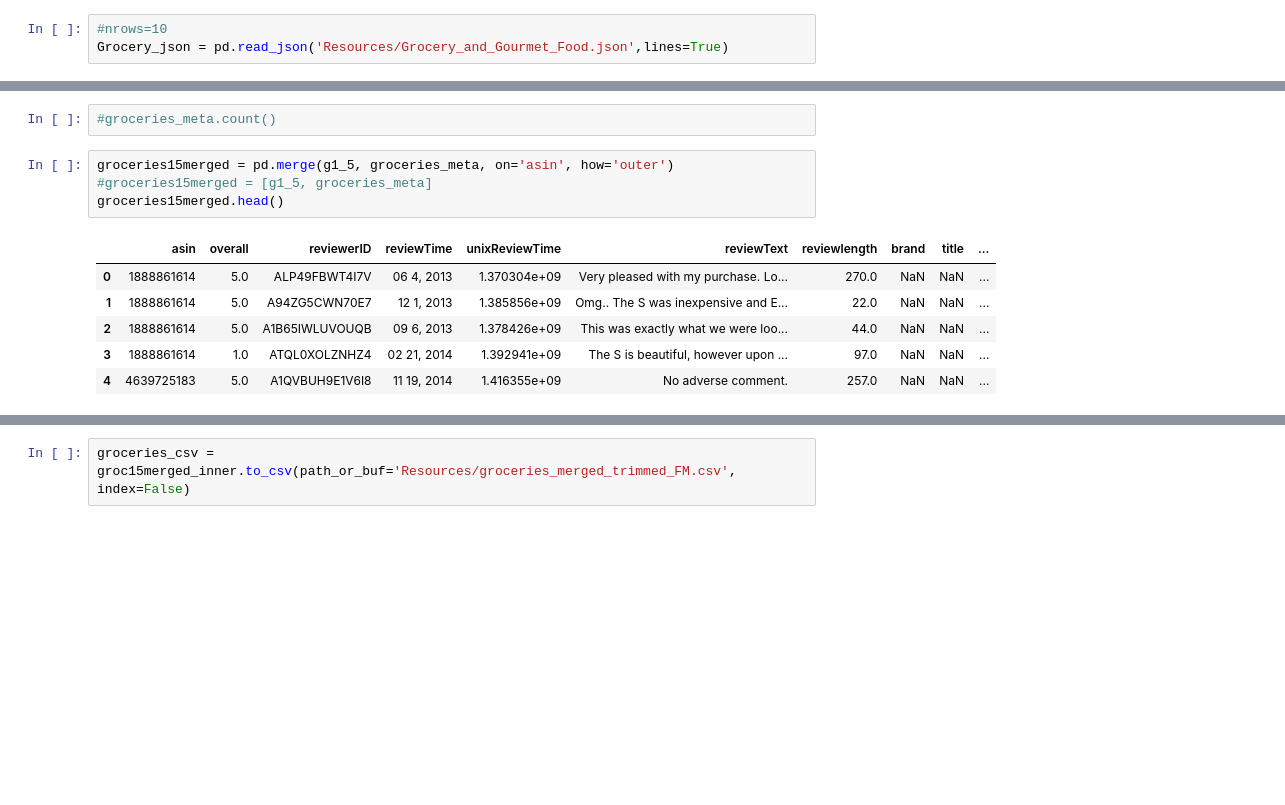
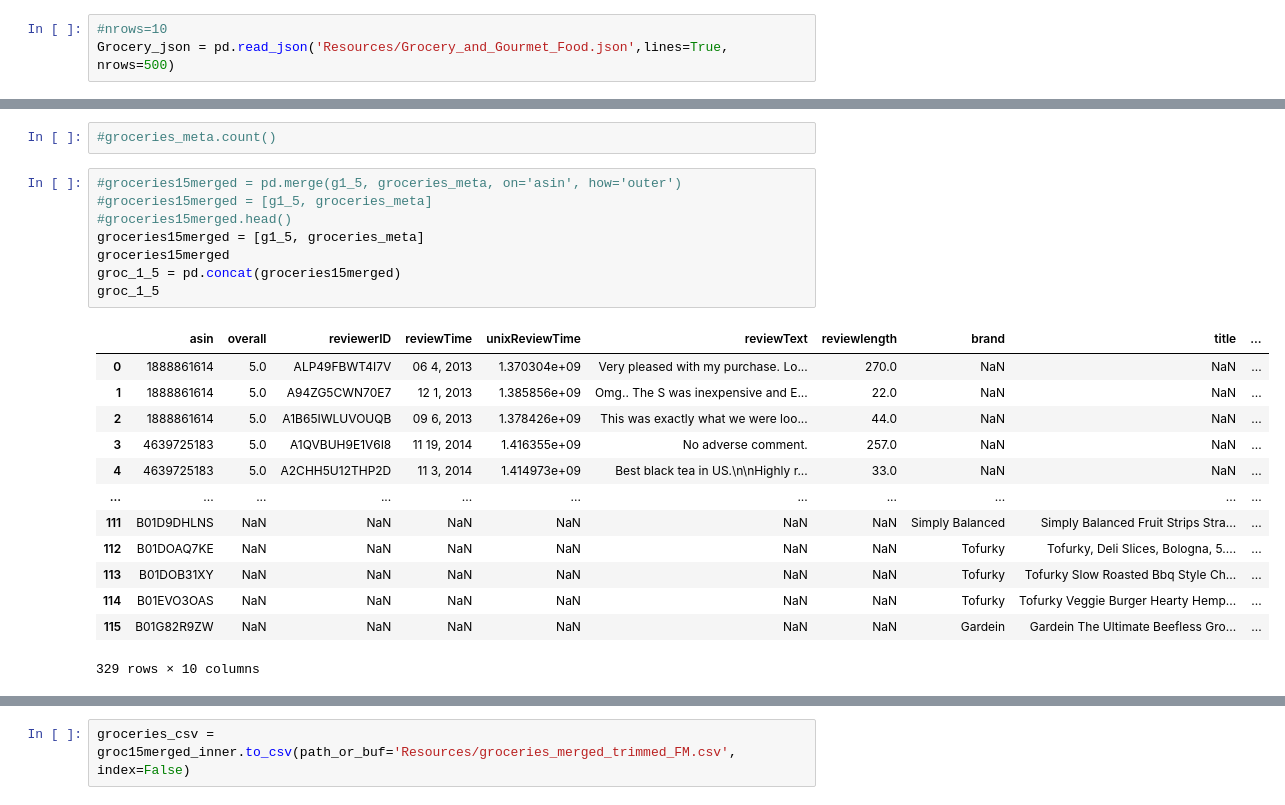
Before and after one commit to ForTheGold/text-classifier-amazon-dataset, a Jupyter notebook: groceries_with_fakemeat_data_prep.ipynb, the cells around one changed output, grey strips where cells are left out. Drawn from its saved outputs; the diff is of its cells as text; blank space fills up the shorter version.

```diff
--- a/groceries_with_fakemeat_data_prep.ipynb
+++ b/groceries_with_fakemeat_data_prep.ipynb
@@ -6,7 +6,7 @@ from sqlalchemy import create_engine, func
 #from sqlalchemy.orm import Session
 # %%
 #nrows=10
-Grocery_json = pd.read_json('Resources/Grocery_and_Gourmet_Food.json',lines=True)
+Grocery_json = pd.read_json('Resources/Grocery_and_Gourmet_Food.json',lines=True, nrows=500)
 # %%
 Grocery_json
 # %% [output]
@@ -214,14 +229,25 @@ groceries_meta
 # %%
 #groceries_meta.count()
 # %%
-groceries15merged = pd.merge(g1_5, groceries_meta, on='asin', how='outer')
+#groceries15merged = pd.merge(g1_5, groceries_meta, on='asin', how='outer')
 #groceries15merged = [g1_5, groceries_meta]
-groceries15merged.head()
+#groceries15merged.head()
+groceries15merged = [g1_5, groceries_meta]
+groceries15merged
+groc_1_5 = pd.concat(groceries15merged)
+groc_1_5
 # %% [output]
 |  | asin | overall | reviewerID | reviewTime | unixReviewTime | reviewText | reviewlength | brand | title | ... |
 | 0 | 1888861614 | 5.0 | ALP49FBWT4I7V | 06 4, 2013 | 1.370304e+09 | Very pleased with my purchase. Lo... | 270.0 | NaN | NaN | ... |
 | 1 | 1888861614 | 5.0 | A94ZG5CWN70E7 | 12 1, 2013 | 1.385856e+09 | Omg.. The S was inexpensive and E... | 22.0 | NaN | NaN | ... |
 | 2 | 1888861614 | 5.0 | A1B65IWLUVOUQB | 09 6, 2013 | 1.378426e+09 | This was exactly what we were loo... | 44.0 | NaN | NaN | ... |
-| 3 | 1888861614 | 1.0 | ATQL0XOLZNHZ4 | 02 21, 2014 | 1.392941e+09 | The S is beautiful, however upon ... | 97.0 | NaN | NaN | ... |
-| 4 | 4639725183 | 5.0 | A1QVBUH9E1V6I8 | 11 19, 2014 | 1.416355e+09 | No adverse comment. | 257.0 | NaN | NaN | ... |
+| 3 | 4639725183 | 5.0 | A1QVBUH9E1V6I8 | 11 19, 2014 | 1.416355e+09 | No adverse comment. | 257.0 | NaN | NaN | ... |
+| 4 | 4639725183 | 5.0 | A2CHH5U12THP2D | 11 3, 2014 | 1.414973e+09 | Best black tea in US.\n\nHighly r... | 33.0 | NaN | NaN | ... |
+| ... | ... | ... | ... | ... | ... | ... | ... | ... | ... | ... |
+| 111 | B01D9DHLNS | NaN | NaN | NaN | NaN | NaN | NaN | Simply Balanced | Simply Balanced Fruit Strips Stra... | ... |
+| 112 | B01DOAQ7KE | NaN | NaN | NaN | NaN | NaN | NaN | Tofurky | Tofurky, Deli Slices, Bologna, 5.... | ... |
+| 113 | B01DOB31XY | NaN | NaN | NaN | NaN | NaN | NaN | Tofurky | Tofurky Slow Roasted Bbq Style Ch... | ... |
+| 114 | B01EVO3OAS | NaN | NaN | NaN | NaN | NaN | NaN | Tofurky | Tofurky Veggie Burger Hearty Hemp... | ... |
+| 115 | B01G82R9ZW | NaN | NaN | NaN | NaN | NaN | NaN | Gardein | Gardein The Ultimate Beefless Gro... | ... |
+329 rows × 10 columns
 # %%
```
Also changed, not shown: parts of 21 cells of this notebook, 2 other files.
